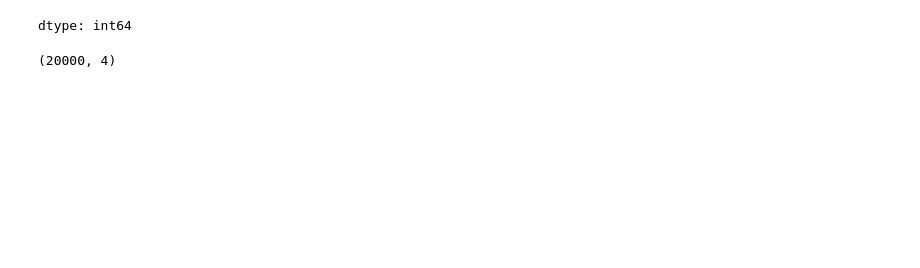
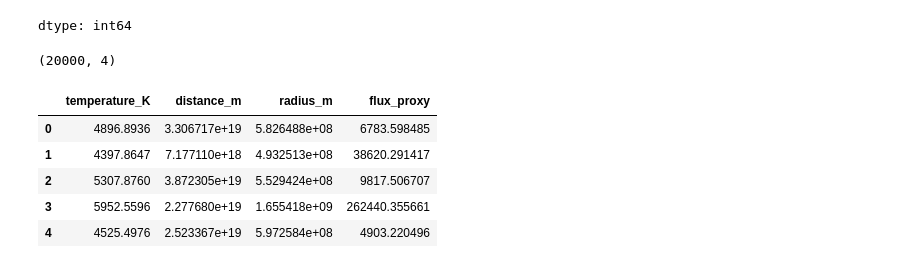
Before and after one commit to VivekOPest/gaia-symbolic-regression, a Jupyter notebook: notebooks/01_Data_Preparation_&_Feature_Engineering.ipynb, the cells around one changed output. Saved outputs shown, nothing was run; the diff lists cells and outputs as text; code cells hidden in the pictures; blank space fills up the shorter version.

```diff
--- a/notebooks/01_Data_Preparation_&_Feature_Engineering.ipynb
+++ b/notebooks/01_Data_Preparation_&_Feature_Engineering.ipynb
@@ -98,8 +138,17 @@ memory usage: 625.1 KB
 dtype: int64
 # %%
-selected = selected.dropna()
+processed = processed.dropna()
 
-print(selected.shape)
+print(processed.shape)
 # %% [output]
 (20000, 4)
+# %%
+processed.head()
+# %% [output]
+|  | temperature_K | distance_m | radius_m | flux_proxy |
+| 0 | 4896.8936 | 3.306717e+19 | 5.826488e+08 | 6783.598485 |
+| 1 | 4397.8647 | 7.177110e+18 | 4.932513e+08 | 38620.291417 |
+| 2 | 5307.8760 | 3.872305e+19 | 5.529424e+08 | 9817.506707 |
+| 3 | 5952.5596 | 2.277680e+19 | 1.655418e+09 | 262440.355661 |
+| 4 | 4525.4976 | 2.523367e+19 | 5.972584e+08 | 4903.220496 |
 # %%
```
Also changed, not shown: parts of 9 cells of this notebook.
